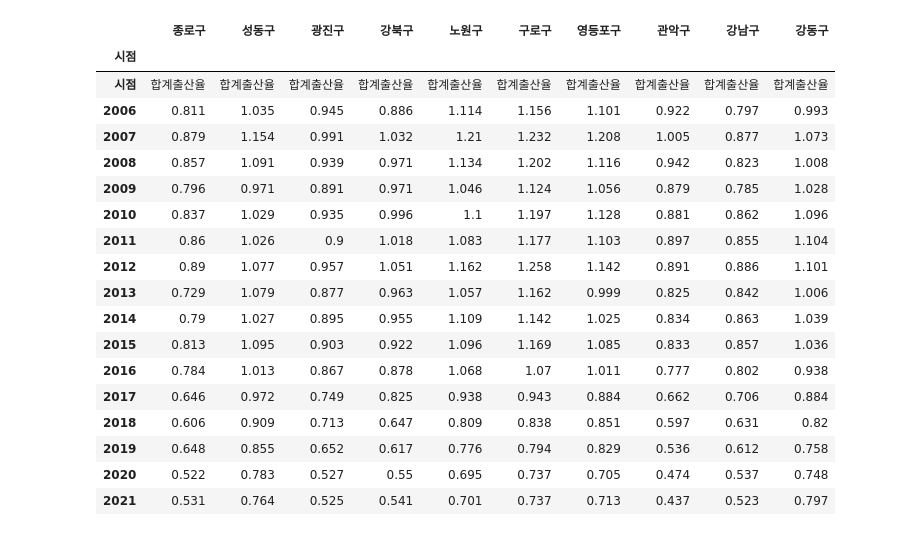
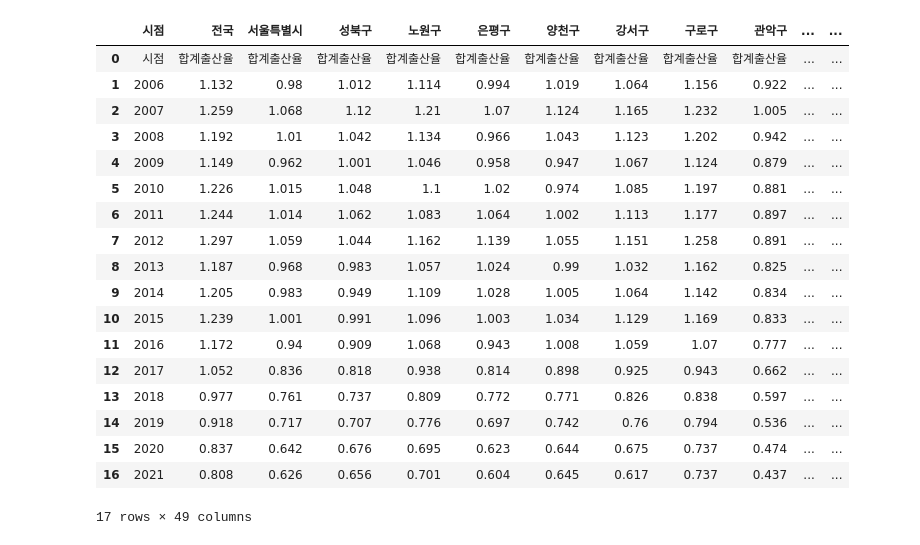
Before and after one commit to jewoodev/To_raise_a_child_well, a Jupyter notebook: data/gihoon/fertility_rate.ipynb, the cells around one changed output. Cells and saved outputs as stored; diff of their text form; code cells hidden in the pictures.

```diff
--- a/data/gihoon/fertility_rate.ipynb
+++ b/data/gihoon/fertility_rate.ipynb
@@ -6,29 +6,26 @@ import numpy as np
 # 기본 경로 설정
 path = 'C:/Users/gihun/Python_data/data/Fertility_rate'
 # %%
-# 서울시 출산율 데이터 불러오기
-seoul_target_df = pd.read_excel(path+'/서울시출산율.xlsx')
+# 출산율 데이터 불러오기
+fertility = pd.read_excel(path+'/출산율/시군구_합계출산율.xlsx')
+fertility
+# %% [output]
+|  | 시점 | 전국 | 서울특별시 | 성북구 | 노원구 | 은평구 | 양천구 | 강서구 | 구로구 | 관악구 | ... | ... |
+| 0 | 시점 | 합계출산율 | 합계출산율 | 합계출산율 | 합계출산율 | 합계출산율 | 합계출산율 | 합계출산율 | 합계출산율 | 합계출산율 | ... | ... |
+| 1 | 2006 | 1.132 | 0.98 | 1.012 | 1.114 | 0.994 | 1.019 | 1.064 | 1.156 | 0.922 | ... | ... |
+| 2 | 2007 | 1.259 | 1.068 | 1.12 | 1.21 | 1.07 | 1.124 | 1.165 | 1.232 | 1.005 | ... | ... |
+| 3 | 2008 | 1.192 | 1.01 | 1.042 | 1.134 | 0.966 | 1.043 | 1.123 | 1.202 | 0.942 | ... | ... |
+| 4 | 2009 | 1.149 | 0.962 | 1.001 | 1.046 | 0.958 | 0.947 | 1.067 | 1.124 | 0.879 | ... | ... |
+| 5 | 2010 | 1.226 | 1.015 | 1.048 | 1.1 | 1.02 | 0.974 | 1.085 | 1.197 | 0.881 | ... | ... |
+| 6 | 2011 | 1.244 | 1.014 | 1.062 | 1.083 | 1.064 | 1.002 | 1.113 | 1.177 | 0.897 | ... | ... |
+| 7 | 2012 | 1.297 | 1.059 | 1.044 | 1.162 | 1.139 | 1.055 | 1.151 | 1.258 | 0.891 | ... | ... |
+| 8 | 2013 | 1.187 | 0.968 | 0.983 | 1.057 | 1.024 | 0.99 | 1.032 | 1.162 | 0.825 | ... | ... |
+| 9 | 2014 | 1.205 | 0.983 | 0.949 | 1.109 | 1.028 | 1.005 | 1.064 | 1.142 | 0.834 | ... | ... |
+| 10 | 2015 | 1.239 | 1.001 | 0.991 | 1.096 | 1.003 | 1.034 | 1.129 | 1.169 | 0.833 | ... | ... |
+| 11 | 2016 | 1.172 | 0.94 | 0.909 | 1.068 | 0.943 | 1.008 | 1.059 | 1.07 | 0.777 | ... | ... |
+| 12 | 2017 | 1.052 | 0.836 | 0.818 | 0.938 | 0.814 | 0.898 | 0.925 | 0.943 | 0.662 | ... | ... |
+| 13 | 2018 | 0.977 | 0.761 | 0.737 | 0.809 | 0.772 | 0.771 | 0.826 | 0.838 | 0.597 | ... | ... |
+| 14 | 2019 | 0.918 | 0.717 | 0.707 | 0.776 | 0.697 | 0.742 | 0.76 | 0.794 | 0.536 | ... | ... |
+| 15 | 2020 | 0.837 | 0.642 | 0.676 | 0.695 | 0.623 | 0.644 | 0.675 | 0.737 | 0.474 | ... | ... |
+| 16 | 2021 | 0.808 | 0.626 | 0.656 | 0.701 | 0.604 | 0.645 | 0.617 | 0.737 | 0.437 | ... | ... |
+17 rows × 49 columns
-# %%
-# 서울시 출산율 데이터프레임 전처리
-seoul_target_df = seoul_target_df.set_index('시점')
-seoul_target_df
-# %% [output]
-|  | 종로구 | 성동구 | 광진구 | 강북구 | 노원구 | 구로구 | 영등포구 | 관악구 | 강남구 | 강동구 |
-| 시점 |  |  |  |  |  |  |  |  |  |  |
-| 시점 | 합계출산율 | 합계출산율 | 합계출산율 | 합계출산율 | 합계출산율 | 합계출산율 | 합계출산율 | 합계출산율 | 합계출산율 | 합계출산율 |
-| 2006 | 0.811 | 1.035 | 0.945 | 0.886 | 1.114 | 1.156 | 1.101 | 0.922 | 0.797 | 0.993 |
-| 2007 | 0.879 | 1.154 | 0.991 | 1.032 | 1.21 | 1.232 | 1.208 | 1.005 | 0.877 | 1.073 |
-| 2008 | 0.857 | 1.091 | 0.939 | 0.971 | 1.134 | 1.202 | 1.116 | 0.942 | 0.823 | 1.008 |
-| 2009 | 0.796 | 0.971 | 0.891 | 0.971 | 1.046 | 1.124 | 1.056 | 0.879 | 0.785 | 1.028 |
-| 2010 | 0.837 | 1.029 | 0.935 | 0.996 | 1.1 | 1.197 | 1.128 | 0.881 | 0.862 | 1.096 |
-| 2011 | 0.86 | 1.026 | 0.9 | 1.018 | 1.083 | 1.177 | 1.103 | 0.897 | 0.855 | 1.104 |
-| 2012 | 0.89 | 1.077 | 0.957 | 1.051 | 1.162 | 1.258 | 1.142 | 0.891 | 0.886 | 1.101 |
-| 2013 | 0.729 | 1.079 | 0.877 | 0.963 | 1.057 | 1.162 | 0.999 | 0.825 | 0.842 | 1.006 |
-| 2014 | 0.79 | 1.027 | 0.895 | 0.955 | 1.109 | 1.142 | 1.025 | 0.834 | 0.863 | 1.039 |
-| 2015 | 0.813 | 1.095 | 0.903 | 0.922 | 1.096 | 1.169 | 1.085 | 0.833 | 0.857 | 1.036 |
-| 2016 | 0.784 | 1.013 | 0.867 | 0.878 | 1.068 | 1.07 | 1.011 | 0.777 | 0.802 | 0.938 |
-| 2017 | 0.646 | 0.972 | 0.749 | 0.825 | 0.938 | 0.943 | 0.884 | 0.662 | 0.706 | 0.884 |
-| 2018 | 0.606 | 0.909 | 0.713 | 0.647 | 0.809 | 0.838 | 0.851 | 0.597 | 0.631 | 0.82 |
-| 2019 | 0.648 | 0.855 | 0.652 | 0.617 | 0.776 | 0.794 | 0.829 | 0.536 | 0.612 | 0.758 |
-| 2020 | 0.522 | 0.783 | 0.527 | 0.55 | 0.695 | 0.737 | 0.705 | 0.474 | 0.537 | 0.748 |
-| 2021 | 0.531 | 0.764 | 0.525 | 0.541 | 0.701 | 0.737 | 0.713 | 0.437 | 0.523 | 0.797 |
```
Also changed, not shown: parts of 20 cells of this notebook.
